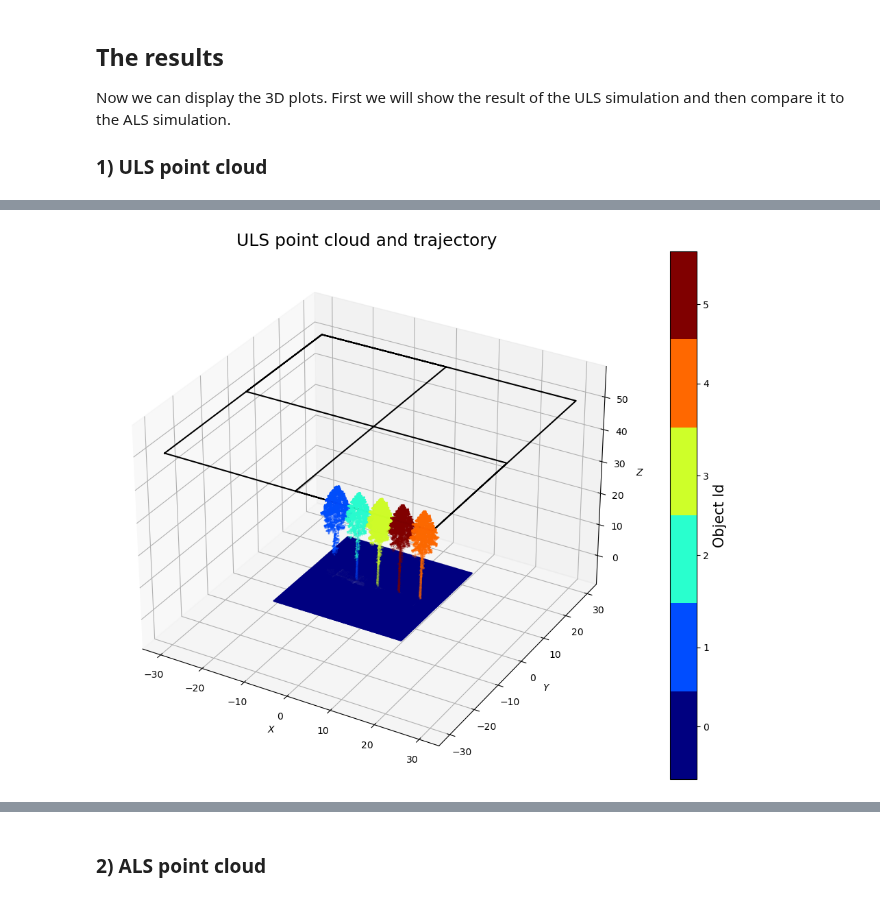
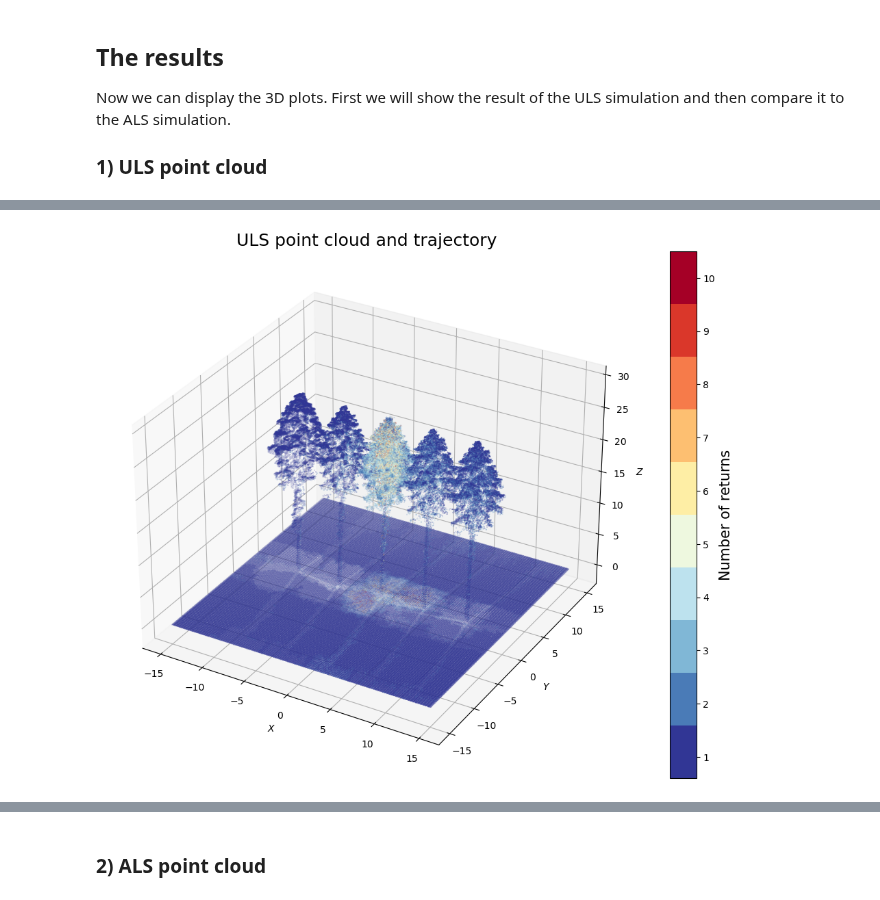
Before and after one commit to hexagon-geo-surv/helios, a Jupyter notebook: example_notebooks/9_als_uls_detailed_voxel_demo.ipynb, the cells around one changed output, grey strips where cells are left out. Cells and saved outputs as stored; diff of their text form; code cells hidden in the pictures.

```diff
--- a/example_notebooks/9_als_uls_detailed_voxel_demo.ipynb
+++ b/example_notebooks/9_als_uls_detailed_voxel_demo.ipynb
@@ -235,37 +208,36 @@ def set_axes_equal(ax):
     ax.set_xlim3d([x_middle - plot_radius, x_middle + plot_radius])
     ax.set_ylim3d([y_middle - plot_radius, y_middle + plot_radius])
     ax.set_zlim3d([z_middle - plot_radius, z_middle + plot_radius])
-# %%
-# Matplotlib figures.
-fig = plt.figure(figsize=(15,10))
-
-
-#settings for a discrete colorbar
-N=6
-cmap=plt.get_cmap('jet',N)
-# Scatter plot (coloured by hitObjectId).
-ax = fig.add_subplot(projection='3d')
-sc = ax.scatter(strips[:, 0], strips[:, 1], strips[:, 2], c=strips[:, 8], cmap=cmap, s=0.02, label='scene')
-
-# Plot of trajectory.
-ax.plot(traj[:,0], traj[:,1], traj[:,2], c = 'black', label = 'scanner trajectory')
-
-# Add axis labels.
-ax.set_xlabel('$X$')
-ax.set_ylabel('$Y$')
-ax.set_zlabel('$Z$')
-
-set_axes_equal(ax)
-
-# Set title.
-ax.set_title(label='ULS point cloud and trajectory',fontsize=18)
-
-cbar = plt.colorbar(sc, ticks=[1, 2.5,4.25,5.75,7.5,9])
-
-cbar.set_label("Object Id", fontsize=15)
-cbar.ax.set_yticklabels(['0', '1', '2','3','4','5'])
-
-# Display results
-plt.show()
-# %% [output]
-[figure, removed]
+# %%
+# Matplotlib figures.
+fig = plt.figure(figsize=(15,10))
+
+
+#settings for a discrete colorbar
+N = int(np.max(strips[:, 6]))
+cmap=plt.get_cmap('RdYlBu_r', N)
+# Scatter plot (coloured by number of returns).
+ax = fig.add_subplot(projection='3d')
+sc = ax.scatter(strips[:, 0], strips[:, 1], strips[:, 2], c=strips[:, 6], cmap=cmap, s=0.02, label='scene')
+
+# Add axis labels.
+ax.set_xlabel('$X$')
+ax.set_ylabel('$Y$')
+ax.set_zlabel('$Z$')
+
+set_axes_equal(ax)
+
+# Set title.
+ax.set_title(label='ULS point cloud and trajectory',fontsize=18)
+
+tick_locs = (np.arange(N+1) + 0.5)*(N)/(N+1)
+cbar = plt.colorbar(sc, ticks=tick_locs)
+
+cbar.set_label("Number of returns", fontsize=15)
+tick_labels = [str(i) for i in range(N+1)]
+cbar.ax.set_yticklabels(tick_labels)
+
+# Display results
+plt.show()
+# %% [output]
+[figure, added]
```
Also changed, not shown: parts of 23 cells of this notebook.
